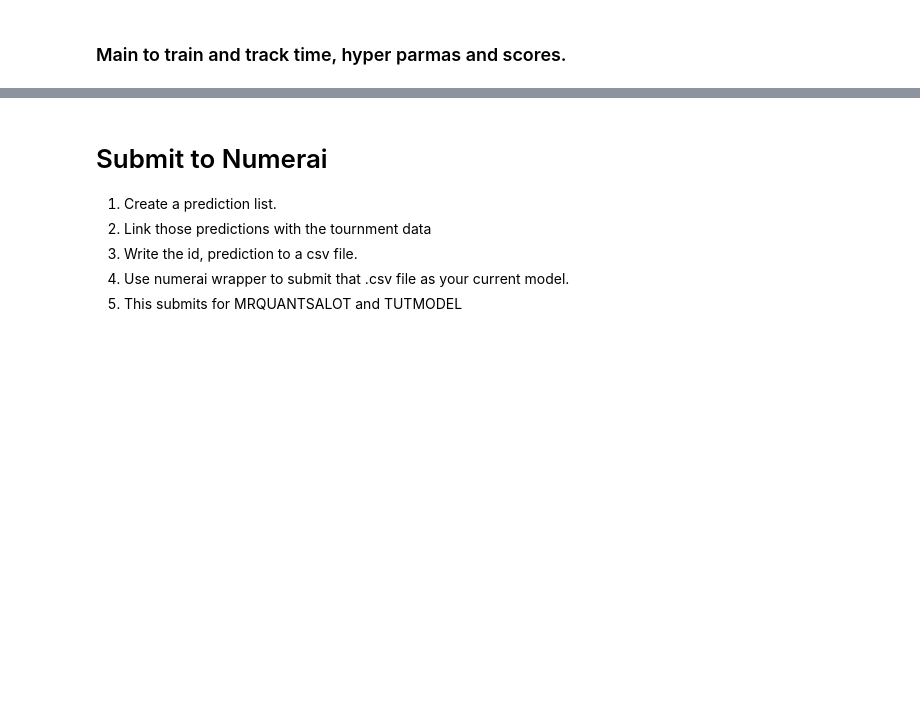
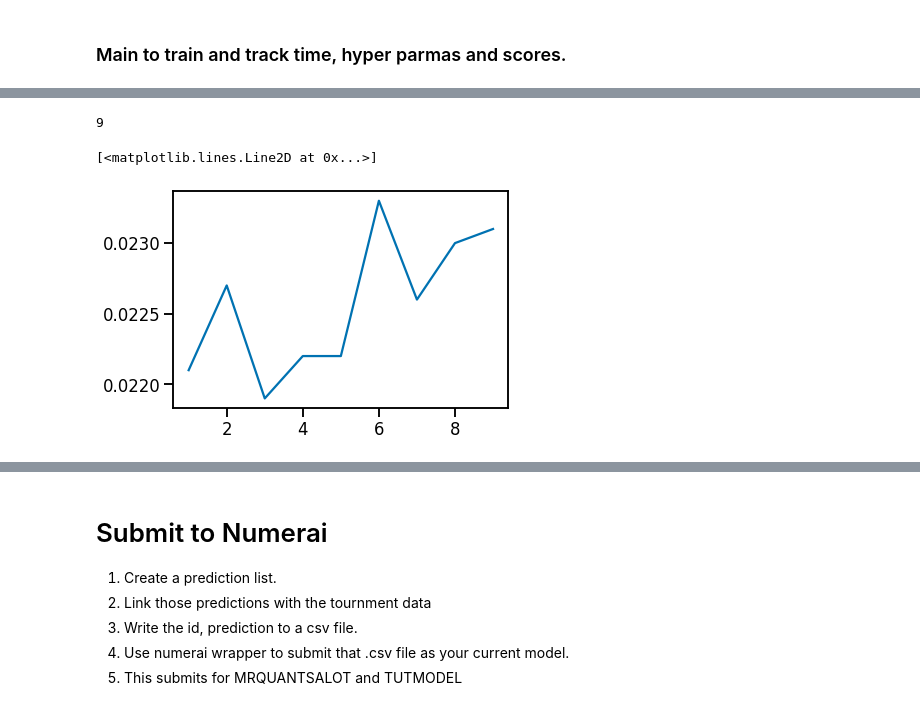
Before and after one commit to parkerburchett/Numerai, a Jupyter notebook: maxDataPoints.ipynb, the cells around one changed output, grey strips where cells are left out. Saved outputs shown, nothing was run; the diff lists cells and outputs as text; code cells hidden in the pictures; blank space fills up the shorter version.

```diff
--- a/maxDataPoints.ipynb
+++ b/maxDataPoints.ipynb
@@ -194,6 +219,8 @@ class ModelStats():
     summary_dict['n_estimators'] = self.all_stats_dict['n_estimators']
     summary_dict['boosting_type'] = self.all_stats_dict['boosting_type']
     summary_dict['total_time'] = self.all_stats_dict['total_time']
+    summary_dict['num_leaves'] = self.all_stats_dict['num_leaves']
+    summary_dict['learning_rate'] = self.all_stats_dict['learning_rate']
     return summary_dict
 
 
@@ -214,7 +241,7 @@ def train_LGBMRegressor(params: dict, train_data): # there is not really a clear
 # %%
 # naming conventions
 PREDICTION_NAME = 'prediction'
-TARGET_NAME = target # 'target is the string named 'target'
+TARGET_NAME = TARGET # 'target is the string named 'target'
 # EXAMPLE_PRED = 'example_prediction'
 
 # ---------------------------
@@ -235,7 +262,7 @@ def valid4score(valid : pd.DataFrame, pred : np.ndarray, load_example: bool=True
     # your lis tof ints is then compared to their list of ints.
     valid_df['prediction'] = pd.Series(pred).rank(pct=True, method="first") # pred is the array of predictions your model creates for the set of validation vectors.
     # I am unsure if this preds is a float only only between 0,1,2,3,4.
-    valid_df.rename(columns={target: 'target'}, inplace=True)
+    valid_df.rename(columns={TARGET: 'target'}, inplace=True)
 
     # I don't know what the load example boolean is. I think you can use this to save predictions.
     if load_example:
@@ -497,0 +494,2 @@ stats.get_or_create_model_stats_dict()
+# %%
+saving_all_stats =[]
@@ -497,0 +512,26 @@ stats.get_or_create_model_stats_dict()
+# %%
+%%time
+param_set = [ {
+            'n_estimators': 1000,
+            'objective': 'regression',
+            'boosting_type': 'gbdt',
+            'max_depth': 4, # best max depth is 4
+            'learning_rate': .032,#.032 is best with sharpe >1 and depth =4
+            'feature_fraction': .095, # MIGHT BE WRONG. NEED TO DOUBLE CHECK.
+            'seed': i
+              } for i in range(1,20)]
+
+all_scores_rf = []
+
+
+for param in param_set: # this is fully parralizeable
+  model_stats =  train_validate_store(param,
+                             train_data=train_data,
+                             validation_data=valid,
+                             features=FEATURES)
+  headlines = model_stats.headlines() # this also gets creates the all_stats_dict
+  print(model_stats.all_stats_dict)
+  all_scores_rf.append(model_stats.all_stats_dict)
+  saving_all_stats.append(model_stats.all_stats_dict) # use this for later r
+  # you should just write all the stat dicts to a dictionary that you store in main memory.
+  # while you run these tests.
@@ -497,0 +550,15 @@ stats.get_or_create_model_stats_dict()
+# %%
+len(saving_all_stats)
+# %% [output]
+9
+# %%
+all_scores_df = pd.DataFrame(all_scores_rf) # untested. might be broken
+all_scores_df.to_csv('/content/drive/MyDrive/allstats3.csv',index=False)
+all_scores_df.head(50) # you might want to see the derative of each of these variables with repect to the independent.
+
+y = all_scores_df.correlation
+x = all_scores_df.seed
+plt.plot(x,y)
+# %% [output]
+[<matplotlib.lines.Line2D at 0x...>]
+[figure, added]
```
Also changed, not shown: parts of 19 cells of this notebook.
